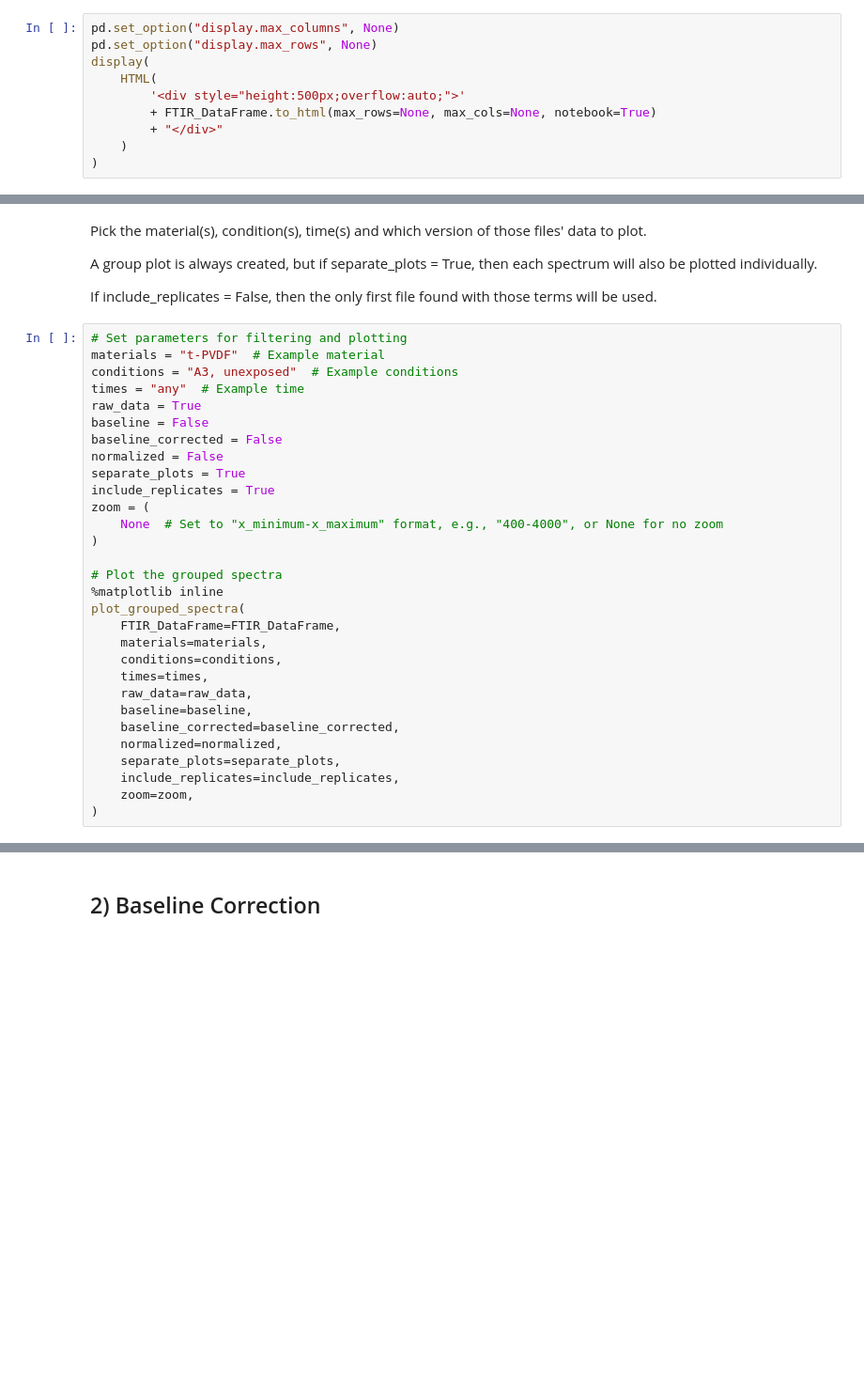
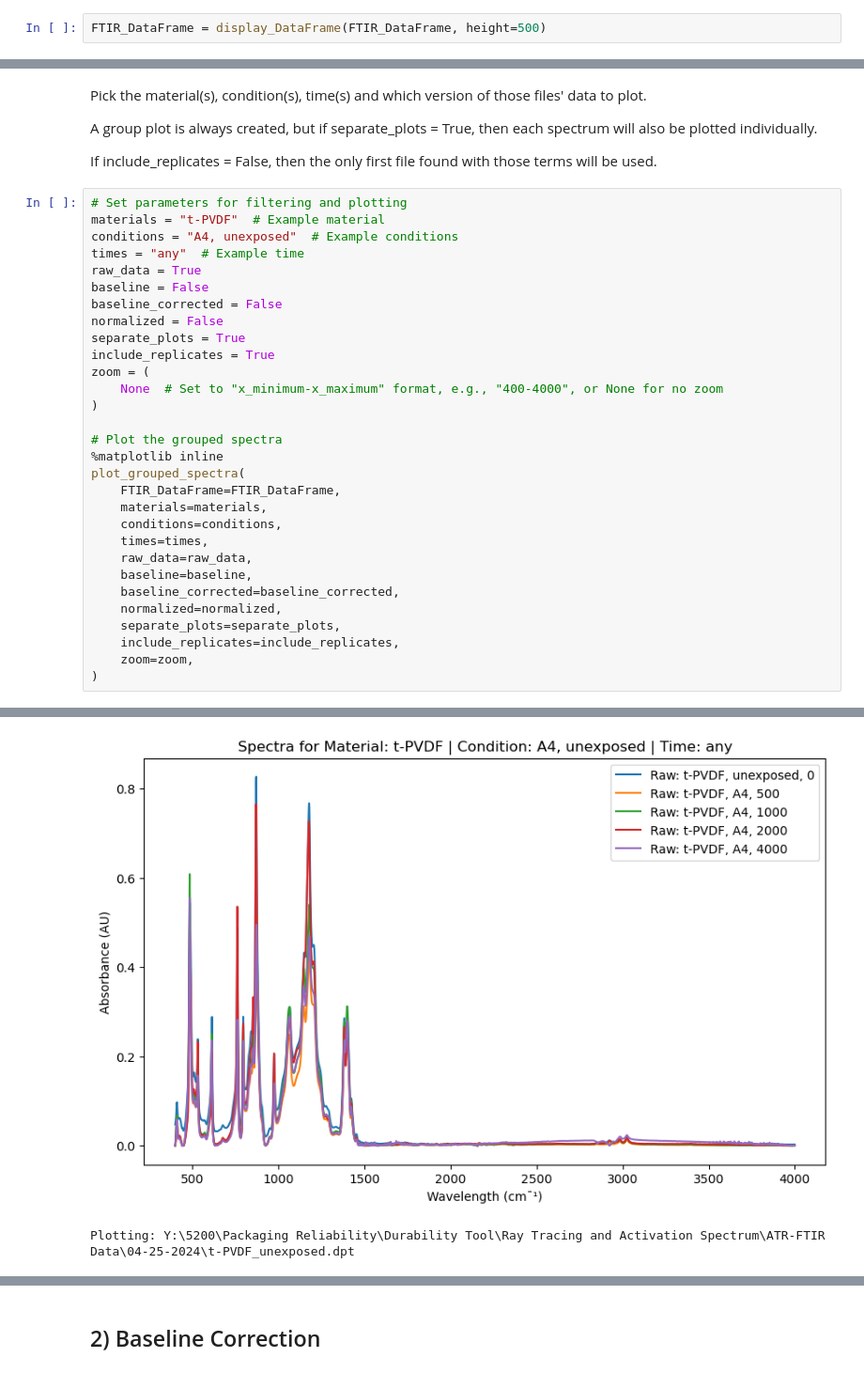
Before and after one commit to Trenton-Wells/FTIR-data-analysis-PV, a Jupyter notebook: Trenton_Project/Main.ipynb, the cells around one changed output, grey strips where cells are left out. Shown at 94% size. Drawn from its saved outputs; the diff is of its cells as text; blank space fills up the shorter version.

```diff
--- a/Trenton_Project/Main.ipynb
+++ b/Trenton_Project/Main.ipynb
@@ -128,12 +128,4 @@ FTIR_DataFrame = file_info_extractor(
 # %% [markdown]
 ### Display DataFrame (optional)
 # %%
-pd.set_option("display.max_columns", None)
-pd.set_option("display.max_rows", None)
-display(
-    HTML(
-        '<div style="height:500px;overflow:auto;">'
-        + FTIR_DataFrame.to_html(max_rows=None, max_cols=None, notebook=True)
-        + "</div>"
-    )
-)
+FTIR_DataFrame = display_DataFrame(FTIR_DataFrame, height=500)
@@ -155,7 +149,7 @@ If include_replicates = False, then the only first file found with those terms w
 # %%
 # Set parameters for filtering and plotting
 materials = "t-PVDF"  # Example material
-conditions = "A3, unexposed"  # Example conditions
+conditions = "A4, unexposed"  # Example conditions
 times = "any"  # Example time
 raw_data = True
 baseline = False
@@ -182,3 +176,4 @@ plot_grouped_spectra(
     include_replicates=include_replicates,
     zoom=zoom,
 )
+# %% [output]
@@ -184,0 +185,2 @@ plot_grouped_spectra(
+[figure, added]
+Plotting: Y:\5200\Packaging Reliability\Durability Tool\Ray Tracing and Activation Spectrum\ATR-FTIR Data\04-25-2024\t-PVDF_unexposed.dpt
```
Also changed, not shown: parts of 10 cells of this notebook, 1 other file.
